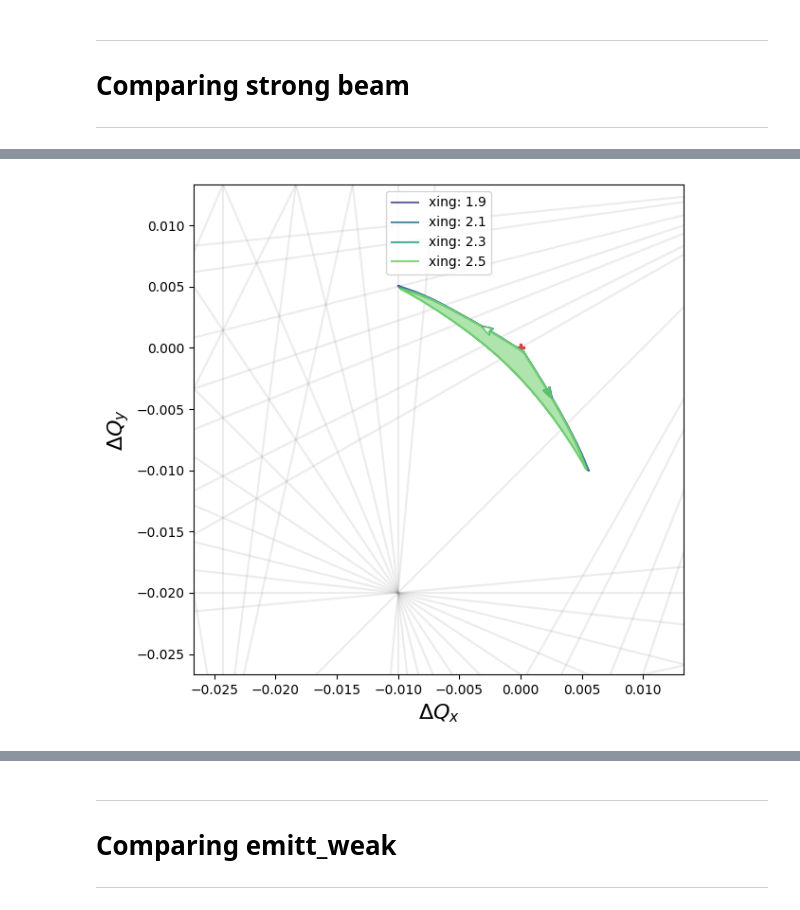
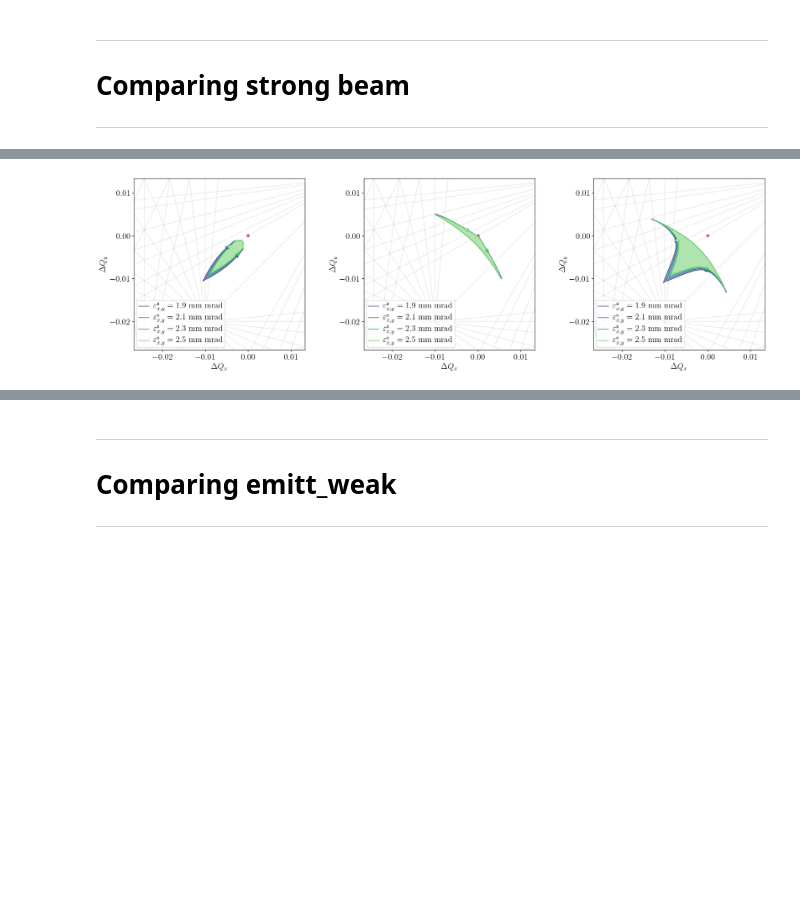
Before and after one commit to pbelange/QFPCatalogue, a Jupyter notebook: 003_ACCNote_Figs.ipynb, the cells around one changed output, grey strips where cells are left out. Saved outputs shown, nothing was run; the diff lists cells and outputs as text; code cells hidden in the pictures; blank space fills up the shorter version.

```diff
--- a/003_ACCNote_Figs.ipynb
+++ b/003_ACCNote_Figs.ipynb
@@ -232,7 +277,7 @@ for ax,compo in zip(axes,[['HO'],['LR'],['HO','LR']]):
 
     for I in [1e11,1.4e11,1.8e11][::-1]:
         color   = sc.to_rgba(1/I)
-        label   = rf'$N_b^\texttt s = {I/1e11:.1f} \times 10^{{11}}$'
+        label   = rf'$N_b^\texttt{{\normalsize s}} = {I/1e11:.1f} \times 10^{{11}}$'
 
 
 
@@ -323,49 +368,52 @@ plt.savefig('TeX/Figures/xing_cmp.pdf',bbox_inches='tight',format='pdf')
 # Comparing strong beam
 ---
 # %%
-
-template_FP_plot(window = 0.04)
-
-# Get dummy color
-sc = plt.scatter([np.nan],[np.nan],c = np.nan,vmin=0.9*1.9,vmax=1.1*2.5,cmap='viridis')
-
-for line_ID in Allconfigs.index:
-    if 'strong' not in line_ID:
-        continue
-    # if '02' in line_ID:
-    #     continue
-    # if '03' in line_ID:
-    #     continue
-    print(line_ID)
-
-    tracked = AllTracked[line_ID]
-    color   = sc.to_rgba(Allconfigs.loc[line_ID,'emitt_strong'])
-    label   = f'xing: {Allconfigs.loc[line_ID,"emitt_strong"]}'
-
-
-    #---------------------------------------------------------
-    # Computing footprint
-    dQx,dQy = sum_footprints(tracked,components = ['LR'])
-    _dQx,_dQy = dQx.loc[tracked['not_co']],dQy.loc[tracked['not_co']]
-    #bbplt.polarmesh(_dQx,_dQy,alpha=0.3,r=tracked['coord'].loc[_dQx.index,'r_sig'],theta=tracked['coord'].loc[_dQx.index,'theta_sig'],color=color)
-    # plt.scatter(_dQx,_dQy,color=color,s = 30*sciStat.norm.pdf(tracked['coord'].loc[_dQx.index,'r_sig'])/sciStat.norm.pdf(0),zorder=10)
 
 
 
-    # Plotting contour and Jx/J_y
-    dQx,dQy = dQx.loc[tracked['ctour_idx']],dQy.loc[tracked['ctour_idx']]
-    #plt.plot(dQx,dQy,'-',alpha=0.8,color=color,label=label)
-    plt.fill(dQx,dQy,color='w',alpha=1,zorder=2)
-    #bbplt.polarmesh(_dQx,_dQy,alpha=0.1,r=tracked['coord'].loc[_dQx.index,'r_sig'],theta=tracked['coord'].loc[_dQx.index,'theta_sig'],color=color,zorder=2)
-    plt.fill(dQx,dQy,color=color,alpha=0.5,zorder=2)
-    plt.plot(dQx,dQy,'-',alpha=0.8,color=color,label=label)
+fig, axes = plt.subplots(1, 3,figsize=(3*FIG_W,FIG_H))
 
-    start,stop = (len(dQx)-15)//4,(len(dQx)-15)//4+2
-    bbplt.drawArrow(dQx.values[start:stop],dQy.values[start:stop],scale=1.3,color=color,alpha=0.8,label = None,zorder=100)
-    start,stop = 3*(len(dQx)-15)//4,3*(len(dQx)-15)//4+2
-    bbplt.drawArrow(dQx.values[start:stop][::-1],dQy.values[start:stop][::-1],scale=1.3,facecolor='white',color=color,alpha=0.8,label = None,zorder=100)
-    #---------------------------------------------------------
+for ax,compo in zip(axes,[['HO'],['LR'],['HO','LR']]):
 
-plt.legend()
-plt.tight_layout()
+    plt.sca(ax)
+
+    template_FP_plot(window = 0.04)
+
+    # Get dummy color
+    sc = plt.scatter([np.nan],[np.nan],c = np.nan,vmin=0.9*1.9,vmax=1.1*2.5,cmap='viridis')
+
+    for line_ID in Allconfigs.index:
+        if 'strong' not in line_ID:
+            continue
+
+        tracked = AllTracked[line_ID]
+        color   = sc.to_rgba(Allconfigs.loc[line_ID,'emitt_strong'])
+        label   = rf'$\varepsilon_{{x,y}}^\texttt{{\normalsize s}}  = {Allconfigs.loc[line_ID,"emitt_strong"]}$ mm mrad'
+
+
+
+        #---------------------------------------------------------
+        # Computing footprint
+        dQx,dQy = sum_footprints(tracked,components = compo)
+        dQx,dQy = dQx.loc[tracked['ctour_idx']],dQy.loc[tracked['ctour_idx']]
+
+        plt.fill(dQx,dQy,color='w',lw=0,alpha=1,zorder=2)
+        plt.fill(dQx,dQy,color=color,lw=0,alpha=0.5,zorder=2)
+
+        plt.plot(dQx,dQy,'-',alpha=0.8,color=color,label=label)
+
+        # Arrows
+        start,stop = (len(dQx))//4,(len(dQx))//4+2
+        bbplt.drawArrow(dQx.values[start:stop],dQy.values[start:stop],scale=1.3,color=color,alpha=0.8,label = None,zorder=100)
+        start,stop = 3*(len(dQx))//4,3*(len(dQx))//4+2
+        bbplt.drawArrow(dQx.values[start:stop][::-1],dQy.values[start:stop][::-1],scale=1.3,facecolor='white',color=color,alpha=0.8,label = None,zorder=100)
+        #---------------------------------------------------------
+
+        plt.legend(loc='lower left')
+        adjust_fontsize(fontsize=16)
+        plt.locator_params(nbins=6)
+
+
+adjust_subplots()
+plt.savefig('TeX/Figures/emitt_strong_cmp.pdf',bbox_inches='tight',format='pdf')
 # %% [output]
@@ -376 +420 @@ base_strong_04
-[figure, old version]
+[figure, new version]
```
Also changed, not shown: parts of 7 cells of this notebook, 8 other files.
